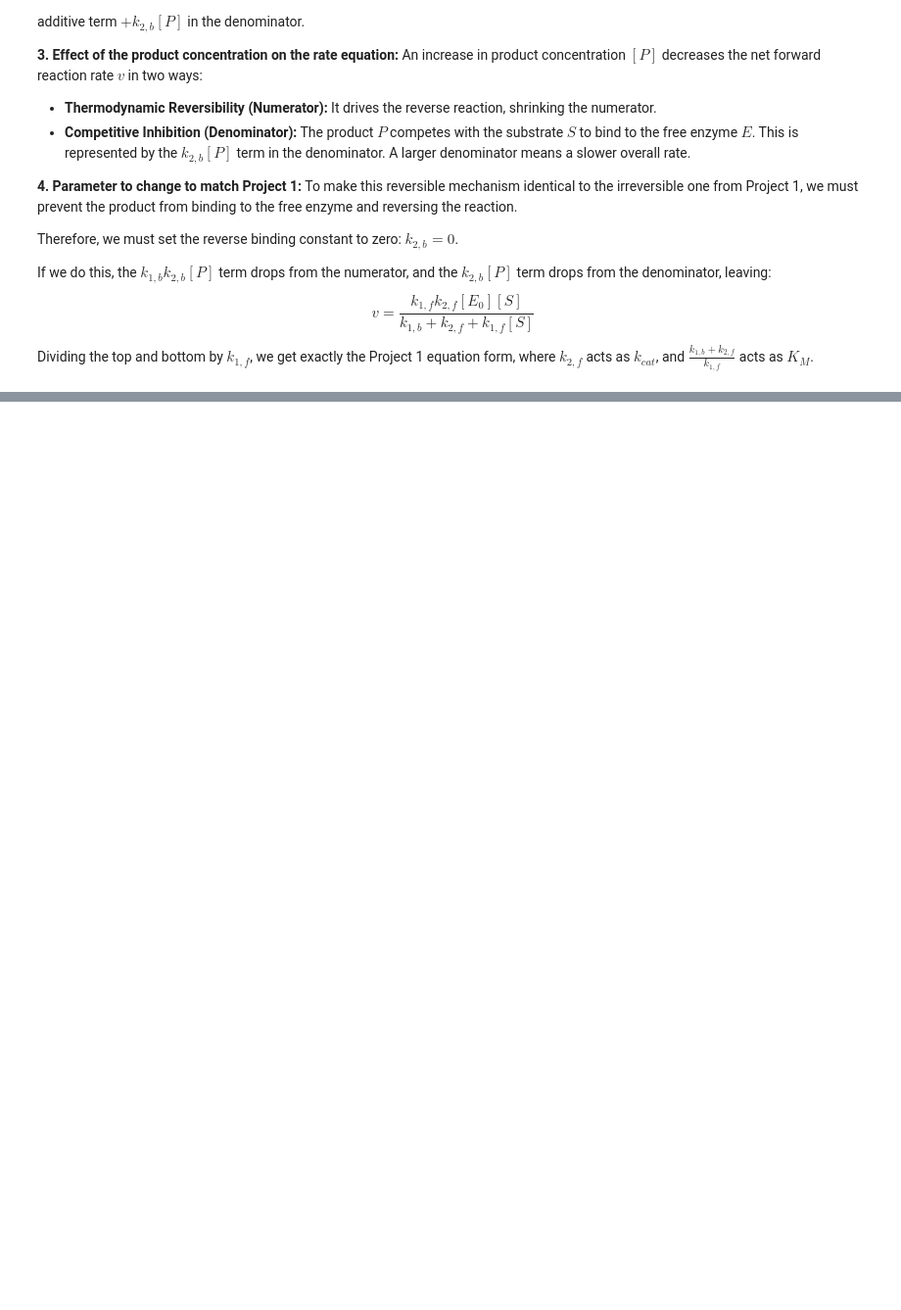
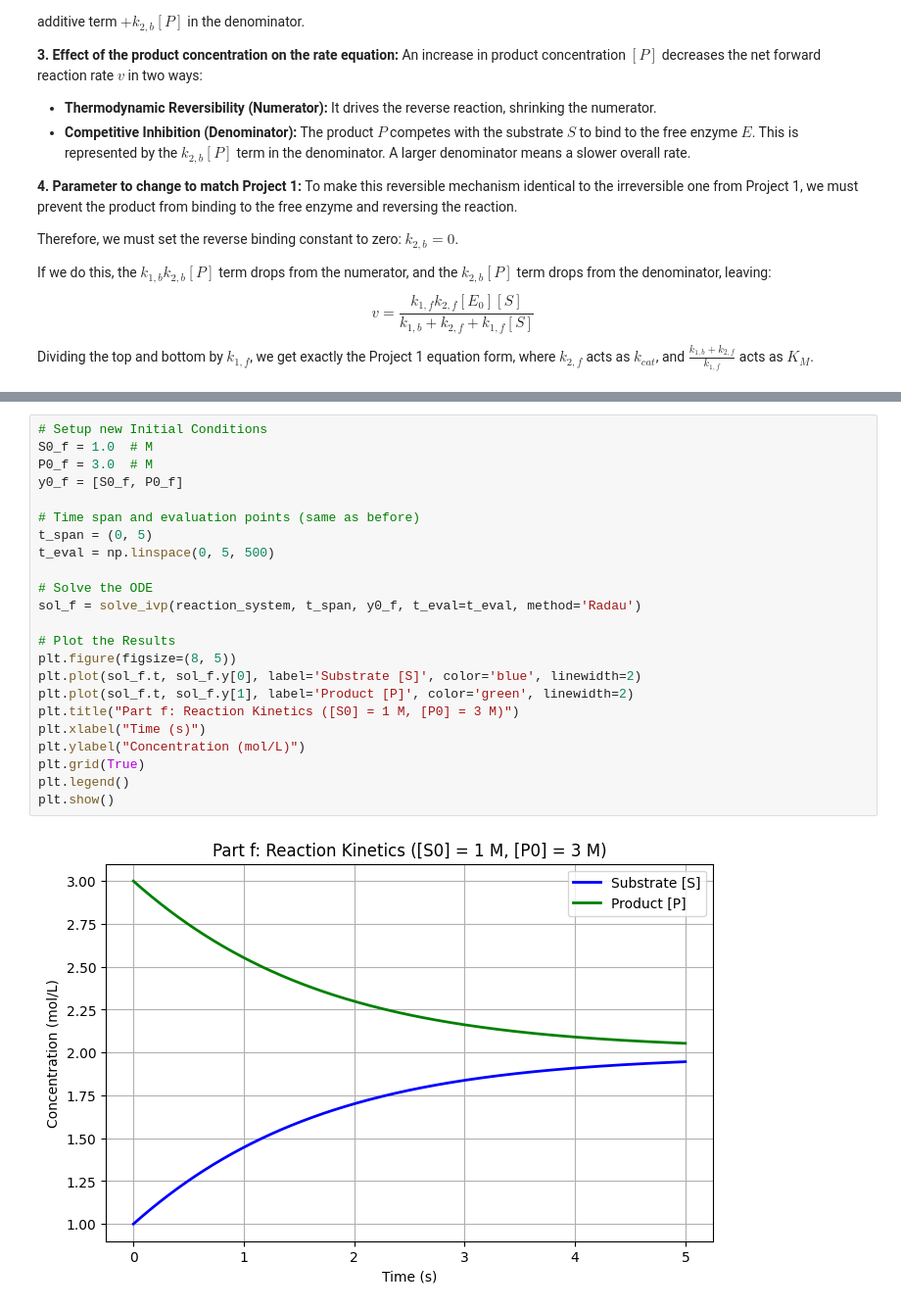
Before and after one commit to Julian-Barth/Bioreactor-modeling, a Jupyter notebook: Project2/exercise3.ipynb, the cells around one changed output, grey strips where cells are left out. Shown at 98% size. Cells and saved outputs as stored; diff of their text form; blank space fills up the shorter version.

```diff
--- a/Project2/exercise3.ipynb
+++ b/Project2/exercise3.ipynb
@@ -244,0 +251,25 @@ Dividing the top and bottom by $k_{1,f}$, we get exactly the Project 1 equation
+# %%
+# Setup new Initial Conditions
+S0_f = 1.0  # M
+P0_f = 3.0  # M
+y0_f = [S0_f, P0_f]
+
+# Time span and evaluation points (same as before)
+t_span = (0, 5)
+t_eval = np.linspace(0, 5, 500)
+
+# Solve the ODE
+sol_f = solve_ivp(reaction_system, t_span, y0_f, t_eval=t_eval, method='Radau')
+
+# Plot the Results
+plt.figure(figsize=(8, 5))
+plt.plot(sol_f.t, sol_f.y[0], label='Substrate [S]', color='blue', linewidth=2)
+plt.plot(sol_f.t, sol_f.y[1], label='Product [P]', color='green', linewidth=2)
+plt.title("Part f: Reaction Kinetics ([S0] = 1 M, [P0] = 3 M)")
+plt.xlabel("Time (s)")
+plt.ylabel("Concentration (mol/L)")
+plt.grid(True)
+plt.legend()
+plt.show()
+# %% [output]
+[figure, added]
```
Also changed, not shown: parts of 1 cell of this notebook.
